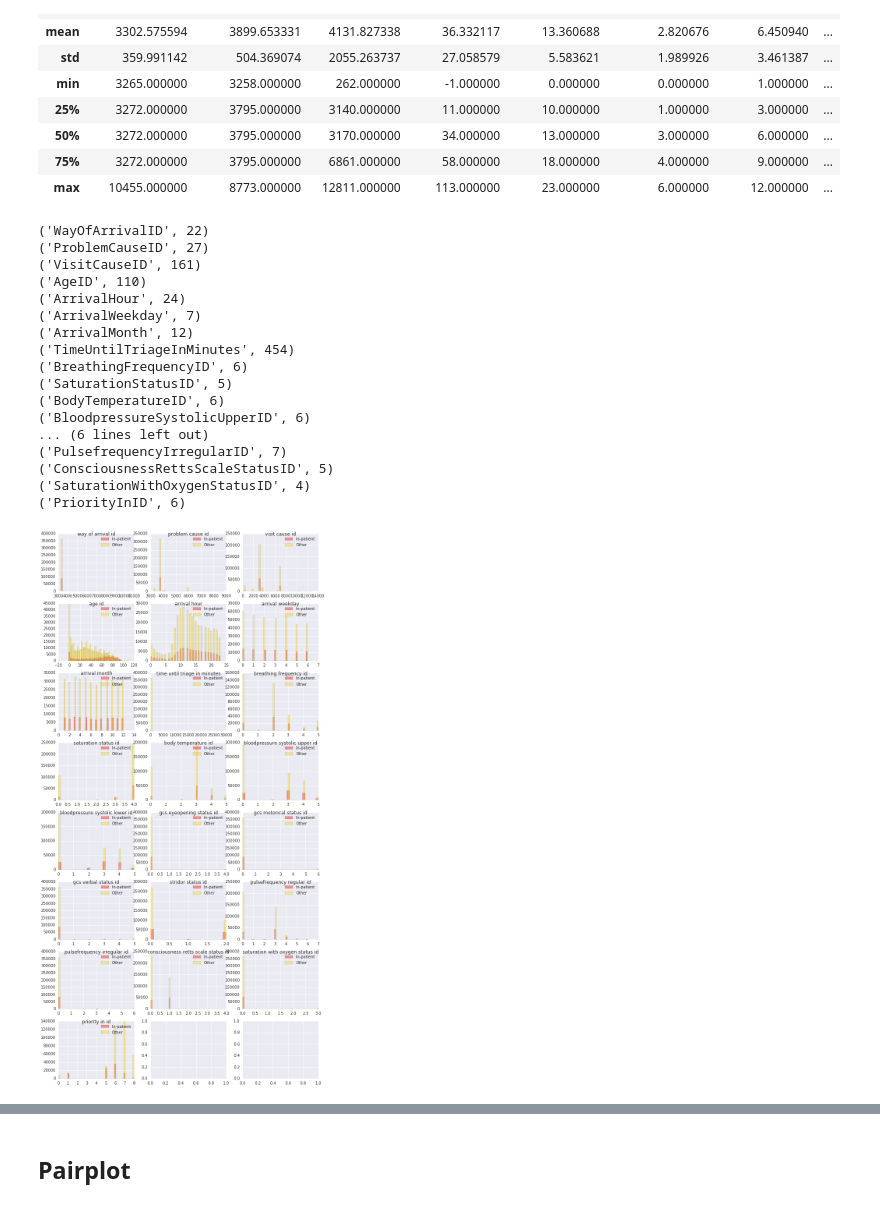
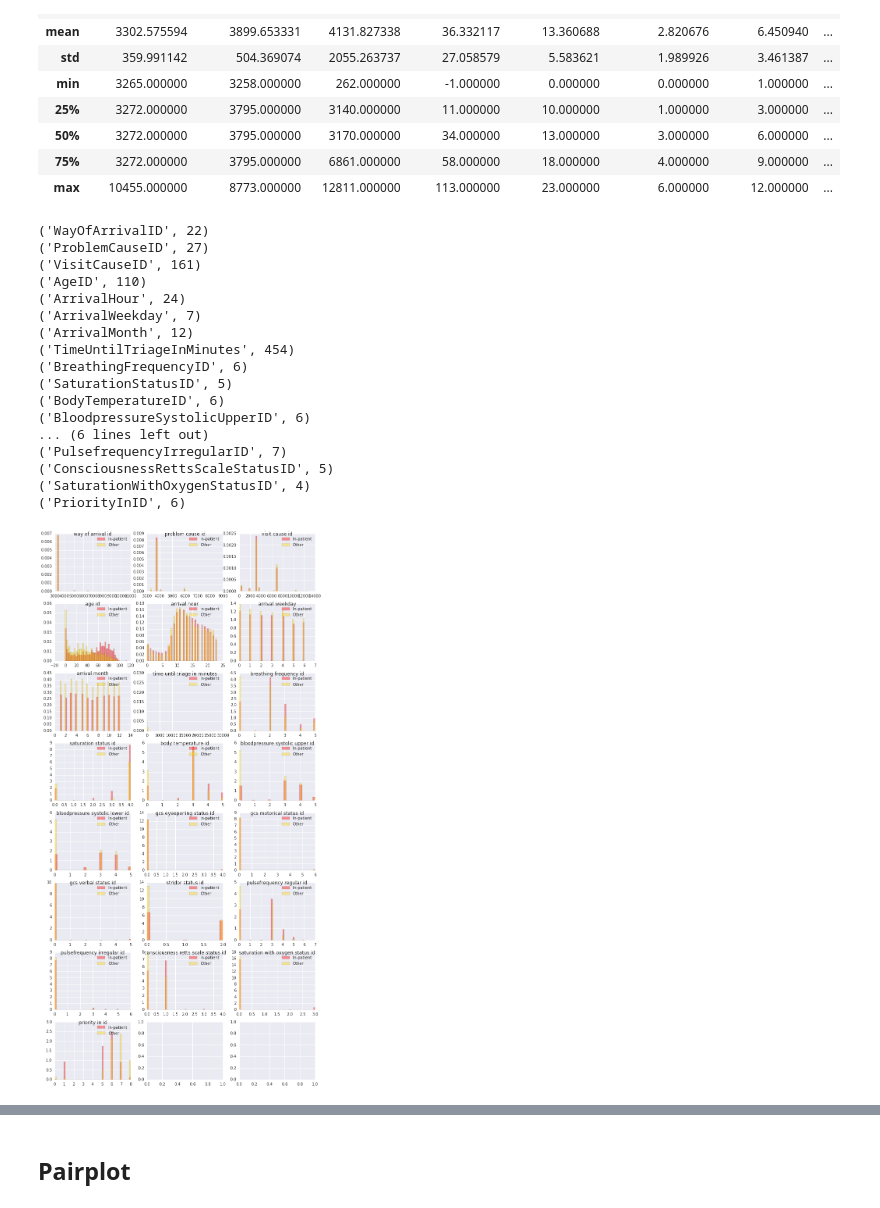
Before and after one commit to solomatov/cs109-project, a Jupyter notebook: ER.ipynb, the cells around one changed output, grey strips where cells are left out. Saved outputs shown, nothing was run; the diff lists cells and outputs as text; code cells hidden in the pictures.

Commit message:
Use normalized histograms

```diff
--- a/ER.ipynb
+++ b/ER.ipynb
@@ -412,39 +412,39 @@ def pretty(name):
     return re.sub('([a-z0-9])([A-Z])', r'\1 \2', s1).lower()
 
 def plot_column(ax, col):
-    sns.distplot(dataclean[col][dataclean.Inpatient == 1] , kde=False, ax=ax,axlabel=False, label='In-patient', norm_hist=False,color='Red')
-    sns.distplot(dataclean[col][dataclean.Inpatient == 0] , kde=False, ax=ax,axlabel=False, label='Other', norm_hist=False,color='Gold')
+    sns.distplot(dataclean[col][dataclean.Inpatient == 1] , kde=False, ax=ax,axlabel=False, label='In-patient', norm_hist=True,color='Red')
+    sns.distplot(dataclean[col][dataclean.Inpatient == 0] , kde=False, ax=ax,axlabel=False, label='Other', norm_hist=True,color='Gold')
     ax.set_title(pretty(col), horizontalalignment='center', verticalalignment='top')
 
     print (col, len(pd.unique(dataclean[col].ravel())))
 
     ax.legend()
 
 
 
 fig, axes = plt.subplots(nrows=8, ncols=3, sharex=False, sharey=False, figsize=(10, 20))
 
 fig.tight_layout()
 
 for ax, col in zip(axes.ravel(), input_columns):
     plot_column(ax, col)
 # %% [output]
 ('WayOfArrivalID', 22)
 ('ProblemCauseID', 27)
 ('VisitCauseID', 161)
 ('AgeID', 110)
 ('ArrivalHour', 24)
 ('ArrivalWeekday', 7)
 ('ArrivalMonth', 12)
 ('TimeUntilTriageInMinutes', 454)
 ('BreathingFrequencyID', 6)
 ('SaturationStatusID', 5)
 ('BodyTemperatureID', 6)
 ('BloodpressureSystolicUpperID', 6)
 ... (6 lines left out)
 ('PulsefrequencyIrregularID', 7)
 ('ConsciousnessRettsScaleStatusID', 5)
 ('SaturationWithOxygenStatusID', 4)
 ('PriorityInID', 6)
-[figure, old version]
+[figure, new version]
 # %% [markdown]
```
Also changed, not shown: parts of 2 cells of this notebook.
